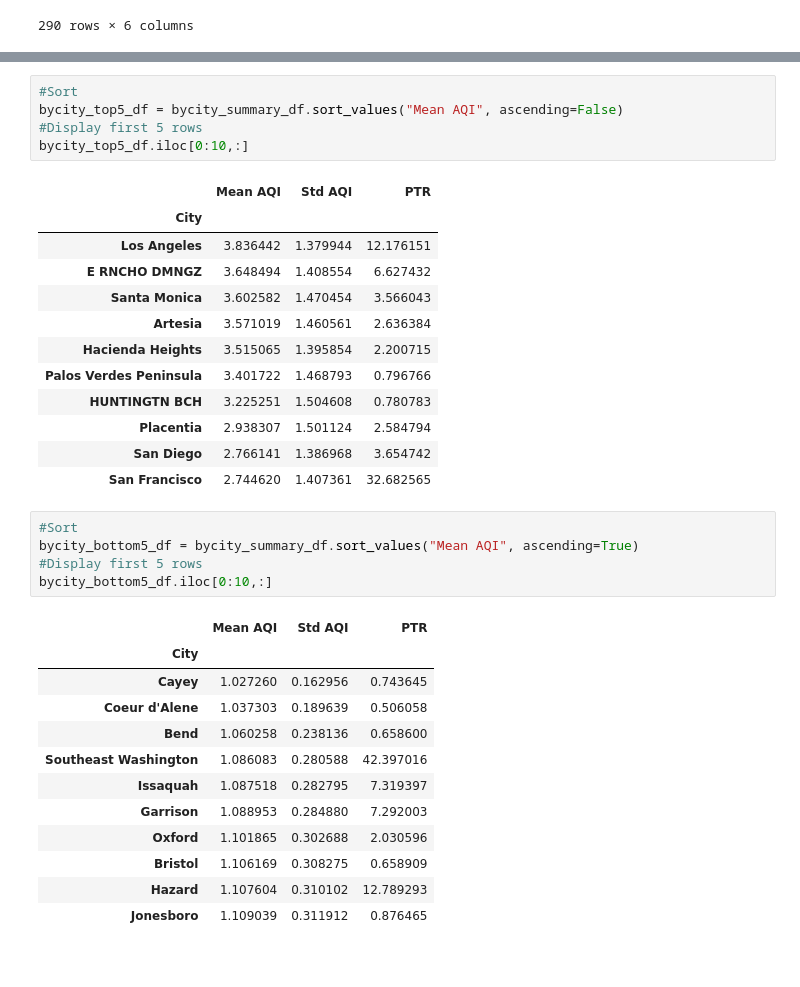
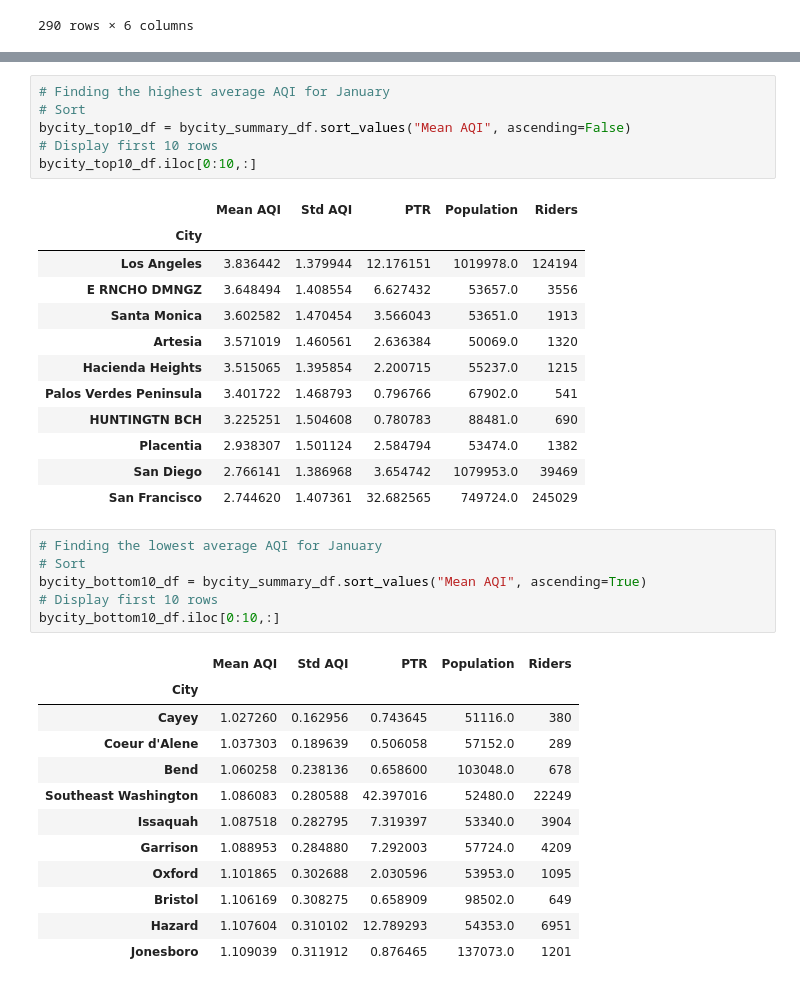
Before and after one commit to khartmann5/Project_01, a Jupyter notebook: Air_Quality_Data.ipynb, the cells around one changed output, grey strips where cells are left out. Saved outputs shown, nothing was run; the diff lists cells and outputs as text.

```diff
--- a/Air_Quality_Data.ipynb
+++ b/Air_Quality_Data.ipynb
@@ -337,37 +300,39 @@ The r-value is: 0.2115024802015291
 # %%
-#Sort
-bycity_top5_df = bycity_summary_df.sort_values("Mean AQI", ascending=False)
-#Display first 5 rows
-bycity_top5_df.iloc[0:10,:]
+# Finding the highest average AQI for January
+# Sort
+bycity_top10_df = bycity_summary_df.sort_values("Mean AQI", ascending=False)
+# Display first 10 rows
+bycity_top10_df.iloc[0:10,:]
 # %% [output]
-|  | Mean AQI | Std AQI | PTR |
-| City |  |  |  |
-| Los Angeles | 3.836442 | 1.379944 | 12.176151 |
-| E RNCHO DMNGZ | 3.648494 | 1.408554 | 6.627432 |
-| Santa Monica | 3.602582 | 1.470454 | 3.566043 |
-| Artesia | 3.571019 | 1.460561 | 2.636384 |
-| Hacienda Heights | 3.515065 | 1.395854 | 2.200715 |
-| Palos Verdes Peninsula | 3.401722 | 1.468793 | 0.796766 |
-| HUNTINGTN BCH | 3.225251 | 1.504608 | 0.780783 |
-| Placentia | 2.938307 | 1.501124 | 2.584794 |
-| San Diego | 2.766141 | 1.386968 | 3.654742 |
-| San Francisco | 2.744620 | 1.407361 | 32.682565 |
+|  | Mean AQI | Std AQI | PTR | Population | Riders |
+| City |  |  |  |  |  |
+| Los Angeles | 3.836442 | 1.379944 | 12.176151 | 1019978.0 | 124194 |
+| E RNCHO DMNGZ | 3.648494 | 1.408554 | 6.627432 | 53657.0 | 3556 |
+| Santa Monica | 3.602582 | 1.470454 | 3.566043 | 53651.0 | 1913 |
+| Artesia | 3.571019 | 1.460561 | 2.636384 | 50069.0 | 1320 |
+| Hacienda Heights | 3.515065 | 1.395854 | 2.200715 | 55237.0 | 1215 |
+| Palos Verdes Peninsula | 3.401722 | 1.468793 | 0.796766 | 67902.0 | 541 |
+| HUNTINGTN BCH | 3.225251 | 1.504608 | 0.780783 | 88481.0 | 690 |
+| Placentia | 2.938307 | 1.501124 | 2.584794 | 53474.0 | 1382 |
+| San Diego | 2.766141 | 1.386968 | 3.654742 | 1079953.0 | 39469 |
+| San Francisco | 2.744620 | 1.407361 | 32.682565 | 749724.0 | 245029 |
 # %%
-#Sort
-bycity_bottom5_df = bycity_summary_df.sort_values("Mean AQI", ascending=True)
-#Display first 5 rows
-bycity_bottom5_df.iloc[0:10,:]
+# Finding the lowest average AQI for January
+# Sort
+bycity_bottom10_df = bycity_summary_df.sort_values("Mean AQI", ascending=True)
+# Display first 10 rows
+bycity_bottom10_df.iloc[0:10,:]
 # %% [output]
-|  | Mean AQI | Std AQI | PTR |
-| City |  |  |  |
-| Cayey | 1.027260 | 0.162956 | 0.743645 |
-| Coeur d'Alene | 1.037303 | 0.189639 | 0.506058 |
-| Bend | 1.060258 | 0.238136 | 0.658600 |
-| Southeast Washington | 1.086083 | 0.280588 | 42.397016 |
-| Issaquah | 1.087518 | 0.282795 | 7.319397 |
-| Garrison | 1.088953 | 0.284880 | 7.292003 |
-| Oxford | 1.101865 | 0.302688 | 2.030596 |
-| Bristol | 1.106169 | 0.308275 | 0.658909 |
-| Hazard | 1.107604 | 0.310102 | 12.789293 |
-| Jonesboro | 1.109039 | 0.311912 | 0.876465 |
+|  | Mean AQI | Std AQI | PTR | Population | Riders |
+| City |  |  |  |  |  |
+| Cayey | 1.027260 | 0.162956 | 0.743645 | 51116.0 | 380 |
+| Coeur d'Alene | 1.037303 | 0.189639 | 0.506058 | 57152.0 | 289 |
+| Bend | 1.060258 | 0.238136 | 0.658600 | 103048.0 | 678 |
+| Southeast Washington | 1.086083 | 0.280588 | 42.397016 | 52480.0 | 22249 |
+| Issaquah | 1.087518 | 0.282795 | 7.319397 | 53340.0 | 3904 |
+| Garrison | 1.088953 | 0.284880 | 7.292003 | 57724.0 | 4209 |
+| Oxford | 1.101865 | 0.302688 | 2.030596 | 53953.0 | 1095 |
+| Bristol | 1.106169 | 0.308275 | 0.658909 | 98502.0 | 649 |
+| Hazard | 1.107604 | 0.310102 | 12.789293 | 54353.0 | 6951 |
+| Jonesboro | 1.109039 | 0.311912 | 0.876465 | 137073.0 | 1201 |
 # %%
```
Also changed, not shown: parts of 15 cells of this notebook.
